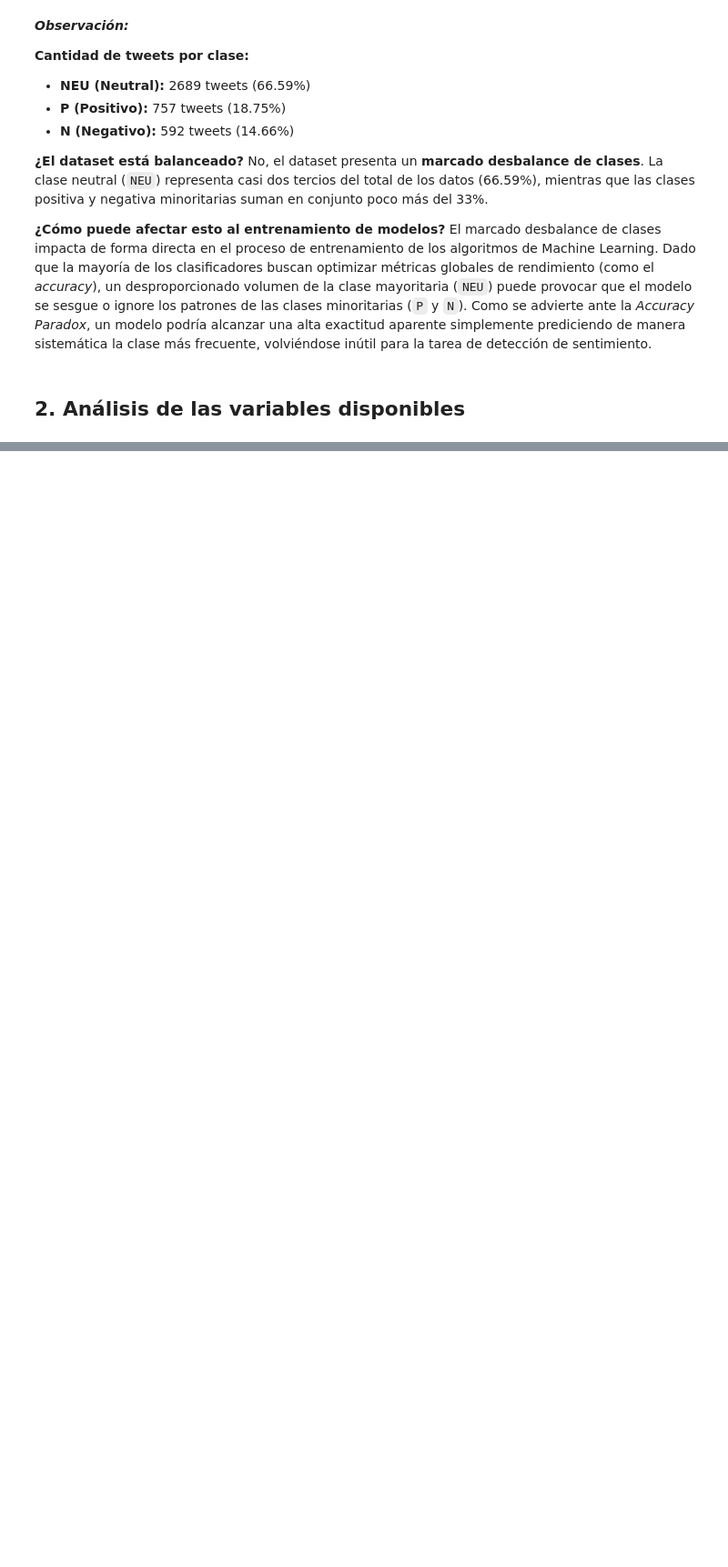
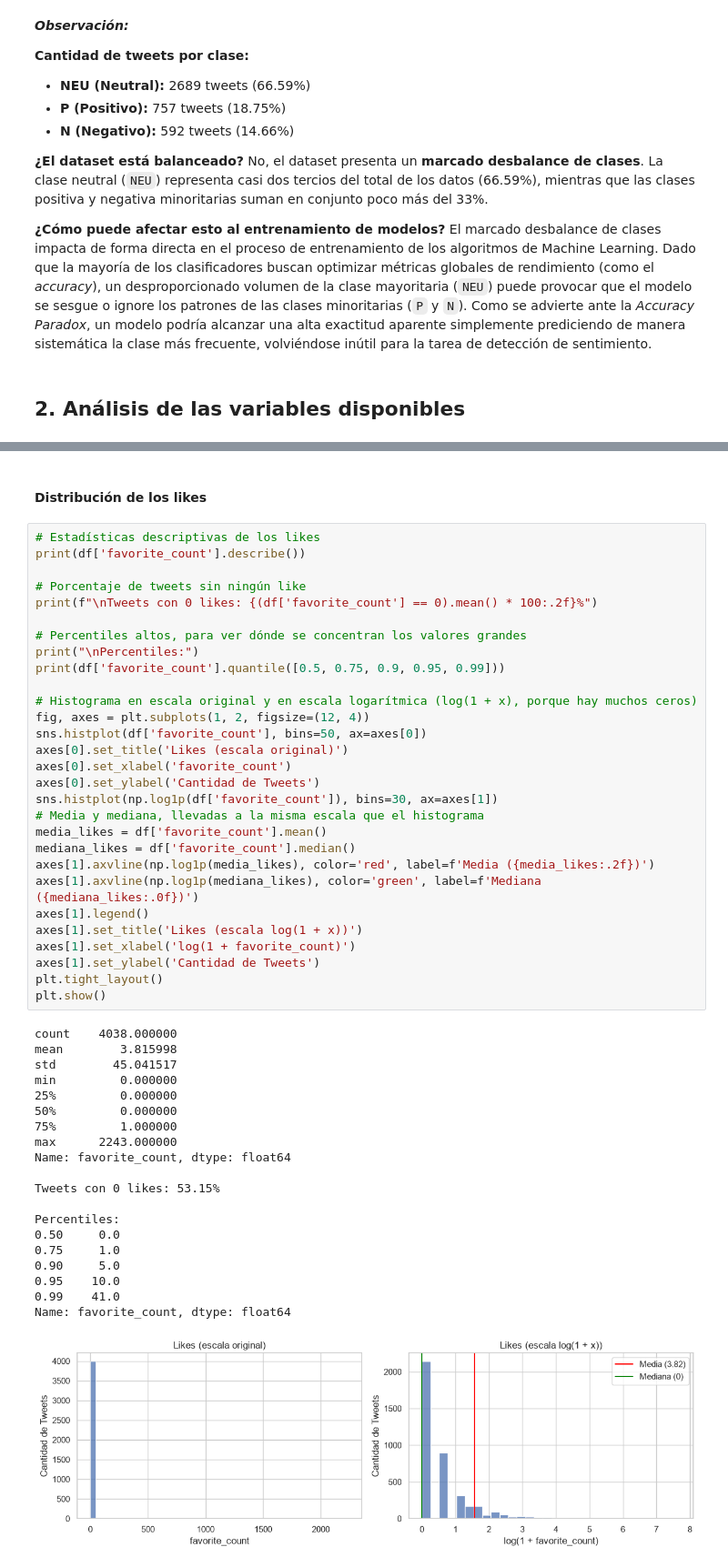
Before and after one commit to Barlita03/TP-CienciasDeDatos, a Jupyter notebook: TP1_CdD.ipynb, the cells around one changed output, grey strips where cells are left out. Shown at 91% size. Cells and saved outputs as stored; diff of their text form; blank space fills up the shorter version.

Commit message:
Analisis de Likes

```diff
--- a/TP1_CdD.ipynb
+++ b/TP1_CdD.ipynb
@@ -113,0 +118,52 @@ Name: proportion, dtype: float64
+# %% [markdown]
+#### Distribución de los likes
+# %%
+# Estadísticas descriptivas de los likes
+print(df['favorite_count'].describe())
+
+# Porcentaje de tweets sin ningún like
+print(f"\nTweets con 0 likes: {(df['favorite_count'] == 0).mean() * 100:.2f}%")
+
+# Percentiles altos, para ver dónde se concentran los valores grandes
+print("\nPercentiles:")
+print(df['favorite_count'].quantile([0.5, 0.75, 0.9, 0.95, 0.99]))
+
+# Histograma en escala original y en escala logarítmica (log(1 + x), porque hay muchos ceros)
+fig, axes = plt.subplots(1, 2, figsize=(12, 4))
+sns.histplot(df['favorite_count'], bins=50, ax=axes[0])
+axes[0].set_title('Likes (escala original)')
+axes[0].set_xlabel('favorite_count')
+axes[0].set_ylabel('Cantidad de Tweets')
+sns.histplot(np.log1p(df['favorite_count']), bins=30, ax=axes[1])
+# Media y mediana, llevadas a la misma escala que el histograma
+media_likes = df['favorite_count'].mean()
+mediana_likes = df['favorite_count'].median()
+axes[1].axvline(np.log1p(media_likes), color='red', label=f'Media ({media_likes:.2f})')
+axes[1].axvline(np.log1p(mediana_likes), color='green', label=f'Mediana ({mediana_likes:.0f})')
+axes[1].legend()
+axes[1].set_title('Likes (escala log(1 + x))')
+axes[1].set_xlabel('log(1 + favorite_count)')
+axes[1].set_ylabel('Cantidad de Tweets')
+plt.tight_layout()
+plt.show()
+# %% [output]
+count    4038.000000
+mean        3.815998
+std        45.041517
+min         0.000000
+25%         0.000000
+50%         0.000000
+75%         1.000000
+max      2243.000000
+Name: favorite_count, dtype: float64
+
+Tweets con 0 likes: 53.15%
+
+Percentiles:
+0.50     0.0
+0.75     1.0
+0.90     5.0
+0.95    10.0
+0.99    41.0
+Name: favorite_count, dtype: float64
+[figure, added]
```
Also changed, not shown: parts of 15 cells of this notebook, 8 other files.
